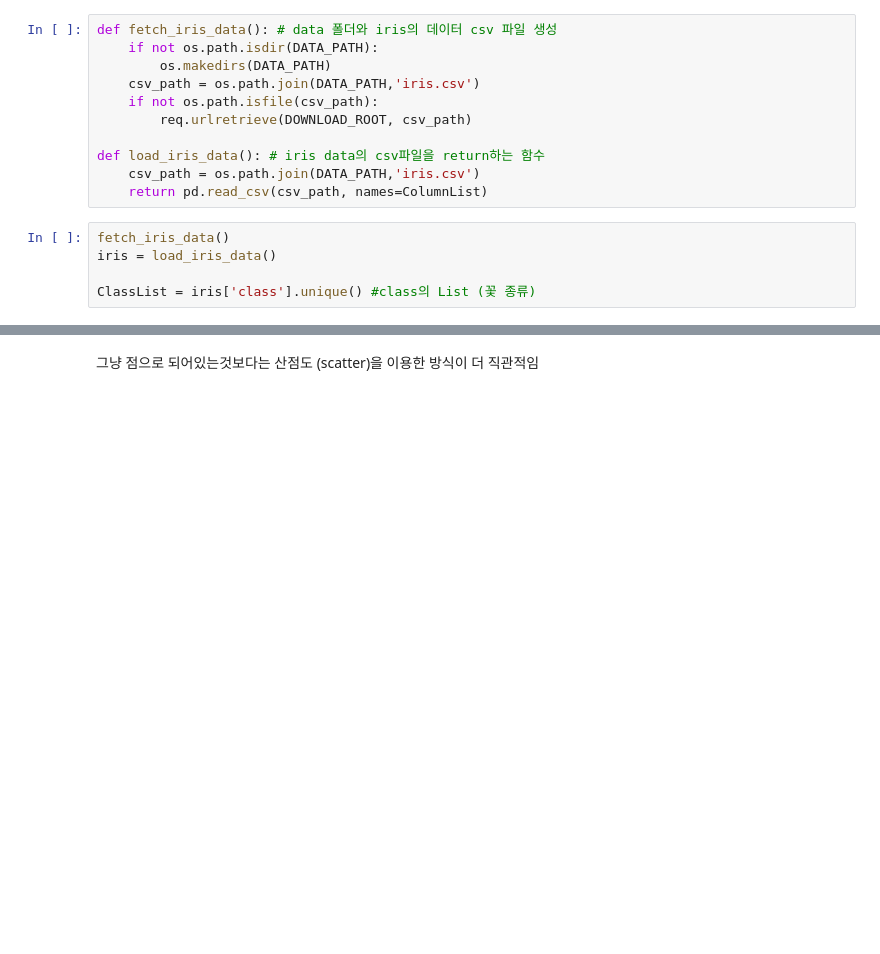
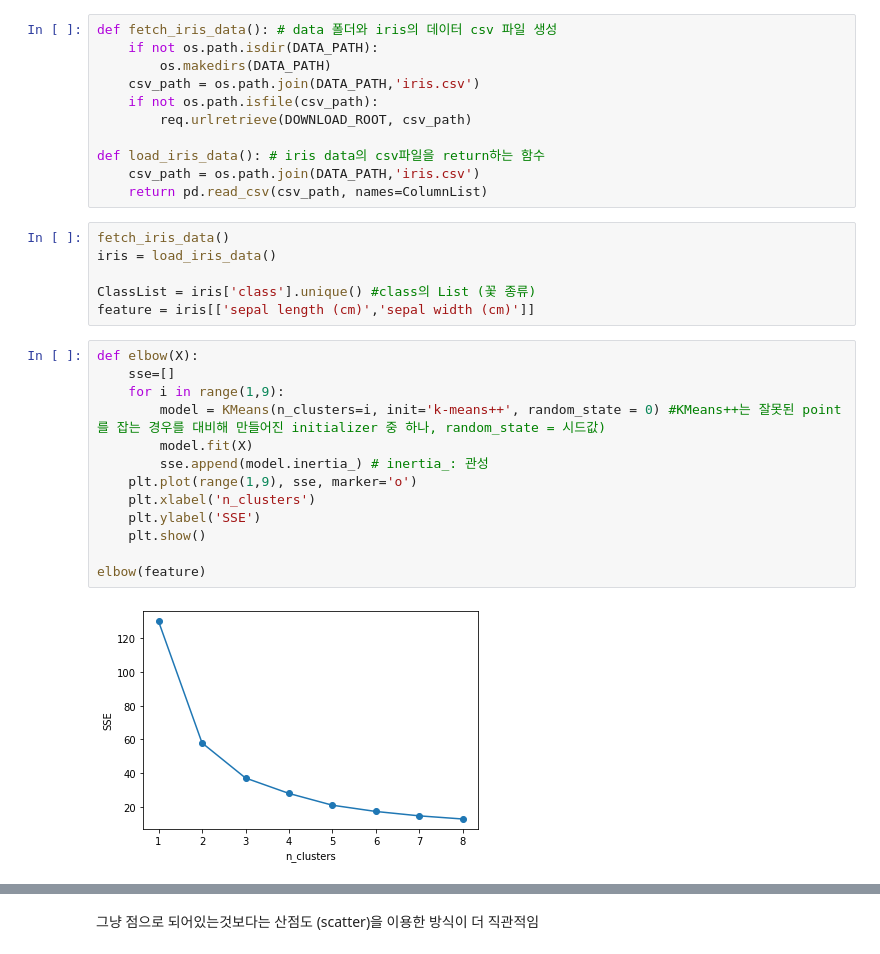
Before and after one commit to DongHyun99/Data_Mining, a Jupyter notebook: Pandas_data_analysis/iris.ipynb, the cells around one changed output, grey strips where cells are left out. Cells and saved outputs as stored; diff of their text form; blank space fills up the shorter version.

```diff
--- a/Pandas_data_analysis/iris.ipynb
+++ b/Pandas_data_analysis/iris.ipynb
@@ -29,4 +29,20 @@ fetch_iris_data()
 iris = load_iris_data()
 
 ClassList = iris['class'].unique() #class의 List (꽃 종류)
+feature = iris[['sepal length (cm)','sepal width (cm)']]
+# %%
+def elbow(X):
+    sse=[]
+    for i in range(1,9):
+        model = KMeans(n_clusters=i, init='k-means++', random_state = 0) #KMeans++는 잘못된 point를 잡는 경우를 대비해 만들어진 initializer 중 하나, random_state = 시드값)
+        model.fit(X)
+        sse.append(model.inertia_) # inertia_: 관성
+    plt.plot(range(1,9), sse, marker='o')
+    plt.xlabel('n_clusters')
+    plt.ylabel('SSE')
+    plt.show()
+
+elbow(feature)
+# %% [output]
+[figure, added]
 # %%
```
Also changed, not shown: parts of 4 cells of this notebook.
